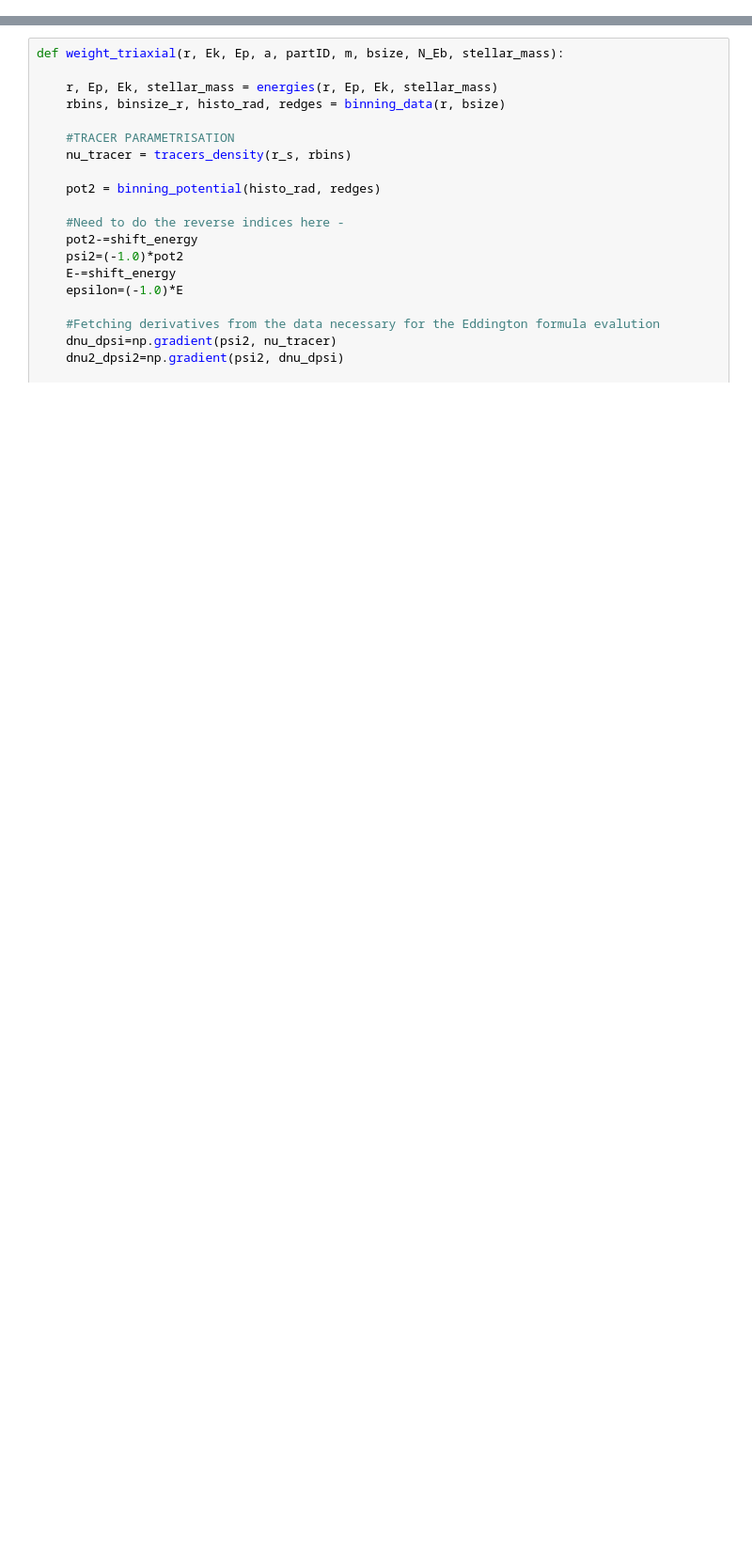
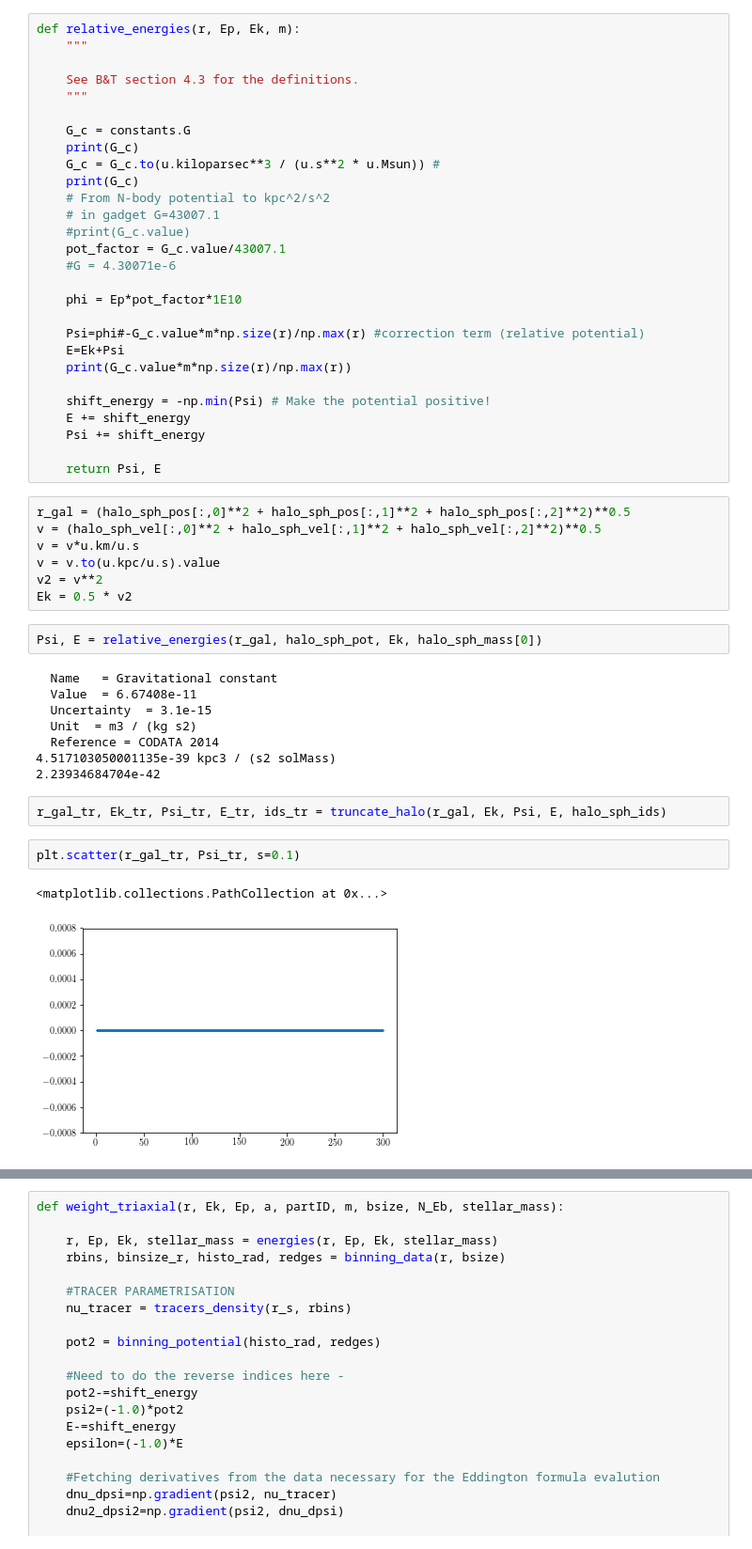
Before and after one commit to chervs/tracers_triaxial, a Jupyter notebook: code_skeleton.ipynb, the cells around one changed output, grey strips where cells are left out. Shown at 94% size. Saved outputs shown, nothing was run; the diff lists cells and outputs as text; blank space fills up the shorter version.

```diff
--- a/code_skeleton.ipynb
+++ b/code_skeleton.ipynb
@@ -57,0 +56,52 @@ binning_data(np.linspace(0.001, 300, 100), 0.1)
+# %%
+def relative_energies(r, Ep, Ek, m):
+    """
+
+    See B&T section 4.3 for the definitions.
+    """
+
+    G_c = constants.G
+    print(G_c)
+    G_c = G_c.to(u.kiloparsec**3 / (u.s**2 * u.Msun)) #
+    print(G_c)
+    # From N-body potential to kpc^2/s^2
+    # in gadget G=43007.1
+    #print(G_c.value)
+    pot_factor = G_c.value/43007.1
+    #G = 4.30071e-6
+
+    phi = Ep*pot_factor*1E10
+
+    Psi=phi#-G_c.value*m*np.size(r)/np.max(r) #correction term (relative potential)
+    E=Ek+Psi
+    print(G_c.value*m*np.size(r)/np.max(r))
+
+    shift_energy = -np.min(Psi) # Make the potential positive!
+    E += shift_energy
+    Psi += shift_energy
+
+    return Psi, E
+# %%
+r_gal = (halo_sph_pos[:,0]**2 + halo_sph_pos[:,1]**2 + halo_sph_pos[:,2]**2)**0.5
+v = (halo_sph_vel[:,0]**2 + halo_sph_vel[:,1]**2 + halo_sph_vel[:,2]**2)**0.5
+v = v*u.km/u.s
+v = v.to(u.kpc/u.s).value
+v2 = v**2
+Ek = 0.5 * v2
+# %%
+Psi, E = relative_energies(r_gal, halo_sph_pot, Ek, halo_sph_mass[0])
+# %% [output]
+  Name   = Gravitational constant
+  Value  = 6.67408e-11
+  Uncertainty  = 3.1e-15
+  Unit  = m3 / (kg s2)
+  Reference = CODATA 2014
+4.517103050001135e-39 kpc3 / (s2 solMass)
+2.23934684704e-42
+# %%
+r_gal_tr, Ek_tr, Psi_tr, E_tr, ids_tr = truncate_halo(r_gal, Ek, Psi, E, halo_sph_ids)
+# %%
+plt.scatter(r_gal_tr, Psi_tr, s=0.1)
+# %% [output]
+<matplotlib.collections.PathCollection at 0x...>
+[figure, added]
```
Also changed, not shown: parts of 24 cells of this notebook.
